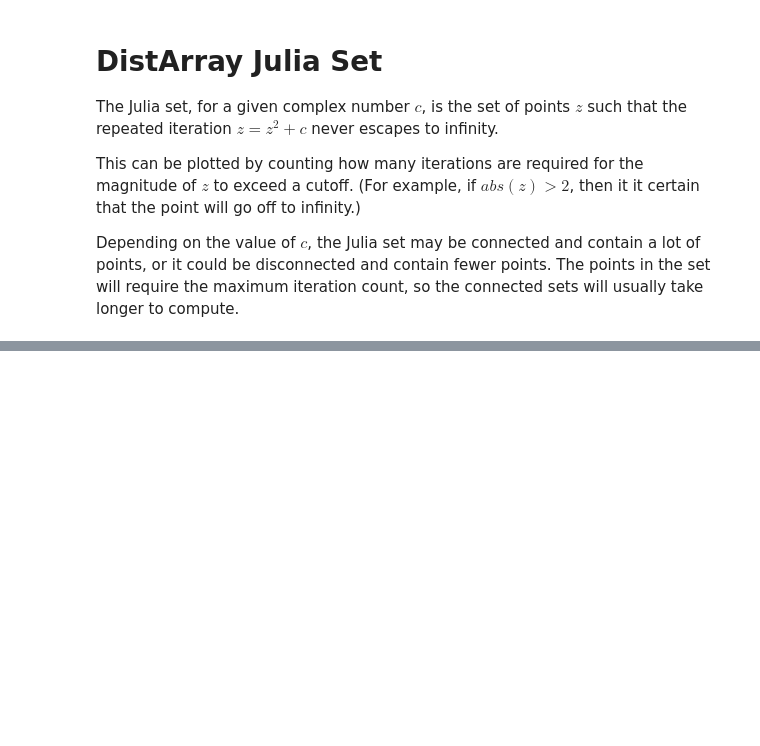
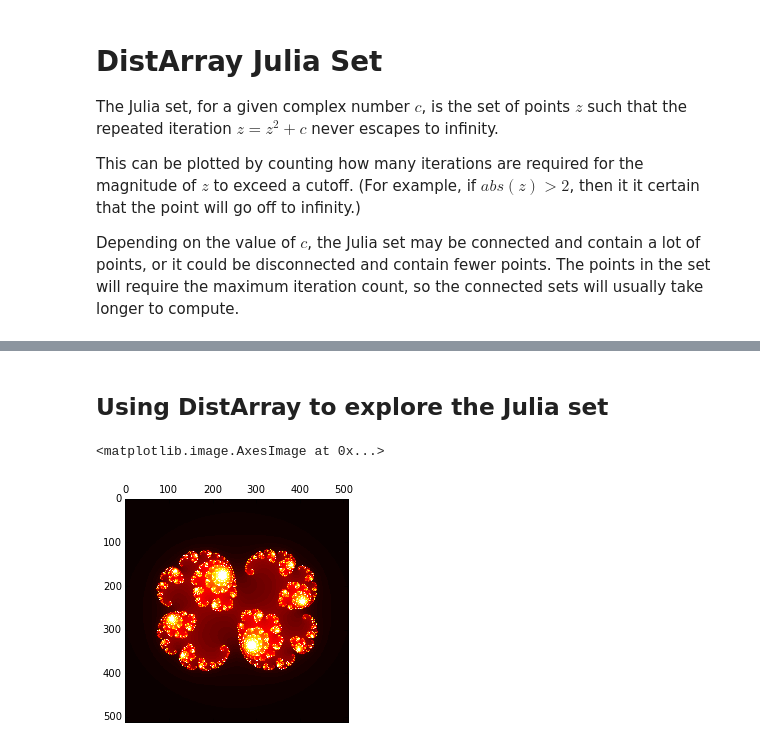
Before and after one commit to enthought/distarray, a Jupyter notebook: examples/julia_set/julia_set.ipynb, the cells around one changed output, grey strips where cells are left out. Cells and saved outputs as stored; diff of their text form; code cells hidden in the pictures; blank space fills up the shorter version.

```diff
--- a/examples/julia_set/julia_set.ipynb
+++ b/examples/julia_set/julia_set.ipynb
@@ -16,12 +18,15 @@ the connected sets will usually take longer to compute.
 # %%
-%matplotlib inline
-
 from __future__ import print_function
 
 import numpy
 import matplotlib.pyplot as plt
 
+# DistArray imports
 from distarray.globalapi import Context, Distribution
 from distarray.globalapi.distarray import DistArray
 
-plt.rcParams.update({'figure.figsize': (8, 8)})
+# bigger figures
+plt.rcParams.update({'figure.figsize': (10, 10)})
+
+# inline plots
+%matplotlib inline
@@ -182,6 +96,0 @@ complex_plane = create_complex_plane(context, resolution, dist, re_ax, im_ax)
-# %%
-c = complex(-0.4, 0.6)
-z_max = 2.0
-n_max = 100
-iters_da = distributed_julia_calc(complex_plane, c, z_max, n_max, kernel=numpy_julia_calc)
-plt.matshow(iters_da.toarray(), cmap='hot')
@@ -190,0 +185,3 @@ plt.matshow(iters_da.toarray(), cmap='hot')
+# %% [markdown]
+Using DistArray to explore the Julia set
+----------------------------------------
@@ -191,2 +190,23 @@ plt.matshow(iters_da.toarray(), cmap='hot')
+# %%
+# create the complex plane
+resolution = (512, 512)
+dist = 'cc'  # different distributions of the data among the engines
+             # one character per dimension
+             # 'c' stands for 'cyclic', 'b' for block
+re_ax = (-1.5, 1.5)
+im_ax = (-1.5, 1.5)
+complex_plane = create_complex_plane(context, resolution, dist, re_ax, im_ax)
+
+# calculate the Julia set
+z_max = 2.0
+n_max = 100
+c = complex(0.285, 0.01)
+iters_da = distributed_julia_calc(complex_plane, c, z_max, n_max, kernel=numpy_julia_calc)
+
+# plot it!
+plt.matshow(iters_da.toarray(), cmap='hot')
+# %% [output]
+<matplotlib.image.AxesImage at 0x...>
+[figure, added]
 # %%
 context.close()
```
Also changed, not shown: parts of 10 cells of this notebook.
